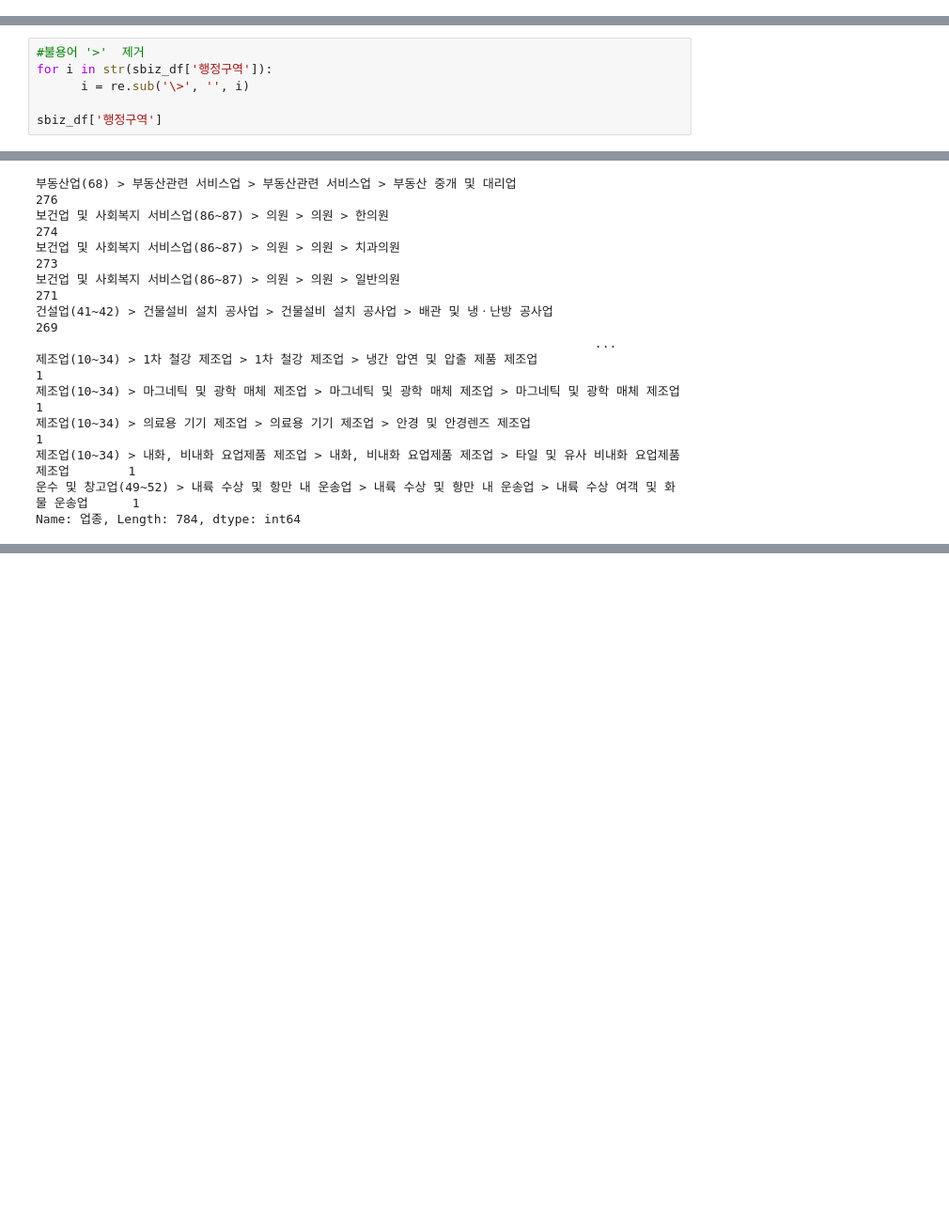
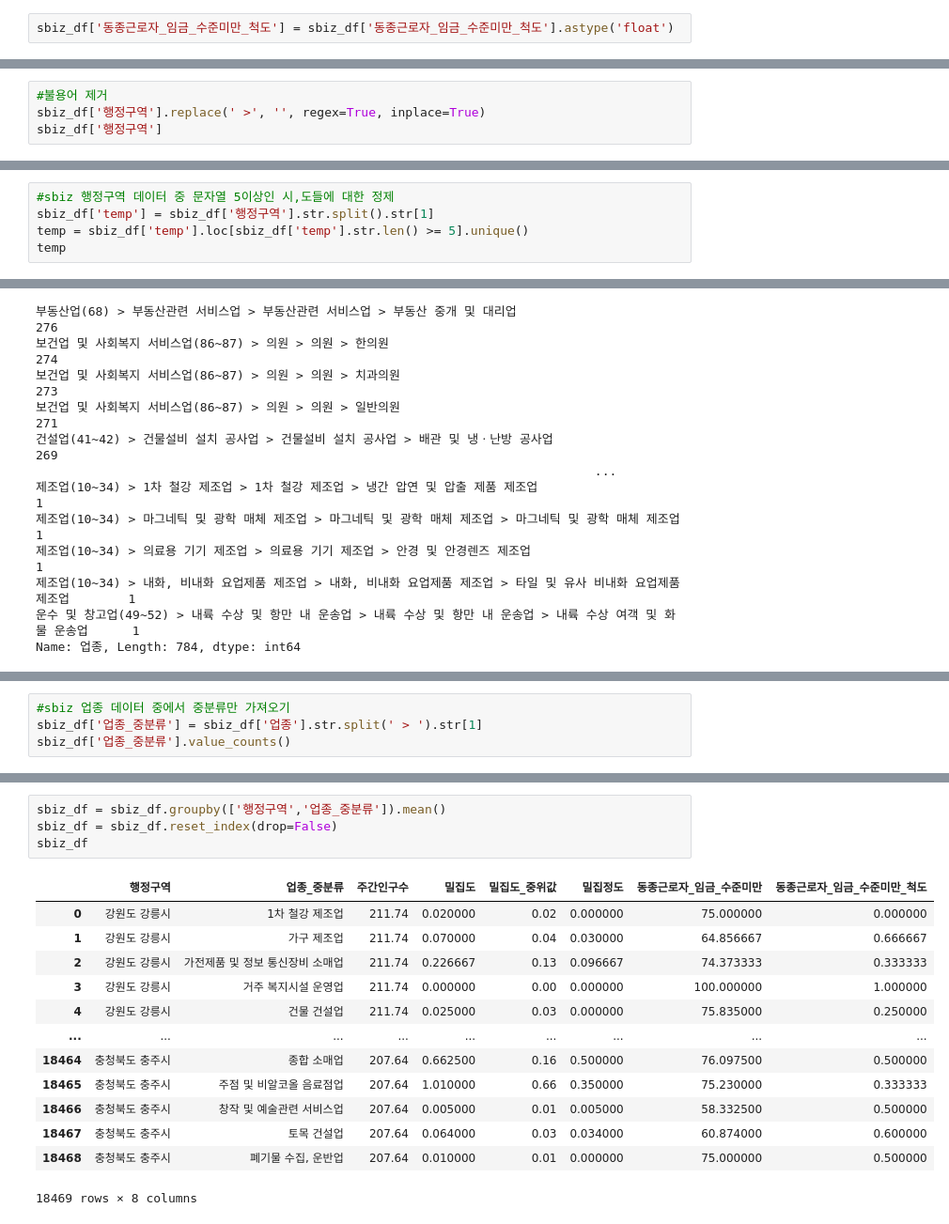
Before and after one commit to Numble2022/ACSM, a Jupyter notebook: sg_sbiz/sbiz_crawling.ipynb, the cells around one changed output, grey strips where cells are left out. Shown at 94% size. Drawn from its saved outputs; the diff is of its cells as text; blank space fills up the shorter version.

```diff
--- a/sg_sbiz/sbiz_crawling.ipynb
+++ b/sg_sbiz/sbiz_crawling.ipynb
@@ -152,0 +158,2 @@ dtype: int64
+# %%
+sbiz_df['동종근로자_임금_수준미만_척도'] = sbiz_df['동종근로자_임금_수준미만_척도'].astype('float')
@@ -188,7 +178,5 @@ array(['서울특별시 > 종로구', '서울특별시 > 중구', '서울특별
 # %%
-#불용어 '>'  제거
-for i in str(sbiz_df['행정구역']):
-      i = re.sub('\>', '', i)
-
+#불용어 제거
+sbiz_df['행정구역'].replace(' >', '', regex=True, inplace=True)
 sbiz_df['행정구역']
 # %% [output]
@@ -224,0 +273,5 @@ memory usage: 4.3+ MB
+# %%
+#sbiz 행정구역 데이터 중 문자열 5이상인 시,도들에 대한 정제
+sbiz_df['temp'] = sbiz_df['행정구역'].str.split().str[1]
+temp = sbiz_df['temp'].loc[sbiz_df['temp'].str.len() >= 5].unique()
+temp
@@ -282,0 +331,4 @@ Name: 업종, Length: 70055, dtype: object
+# %%
+#sbiz 업종 데이터 중에서 중분류만 가져오기
+sbiz_df['업종_중분류'] = sbiz_df['업종'].str.split(' > ').str[1]
+sbiz_df['업종_중분류'].value_counts()
@@ -282,0 +348,18 @@ Name: 업종, Length: 70055, dtype: object
+# %%
+sbiz_df = sbiz_df.groupby(['행정구역','업종_중분류']).mean()
+sbiz_df = sbiz_df.reset_index(drop=False)
+sbiz_df
+# %% [output]
+|  | 행정구역 | 업종_중분류 | 주간인구수 | 밀집도 | 밀집도_중위값 | 밀집정도 | 동종근로자_임금_수준미만 | 동종근로자_임금_수준미만_척도 |
+| 0 | 강원도 강릉시 | 1차 철강 제조업 | 211.74 | 0.020000 | 0.02 | 0.000000 | 75.000000 | 0.000000 |
+| 1 | 강원도 강릉시 | 가구 제조업 | 211.74 | 0.070000 | 0.04 | 0.030000 | 64.856667 | 0.666667 |
+| 2 | 강원도 강릉시 | 가전제품 및 정보 통신장비 소매업 | 211.74 | 0.226667 | 0.13 | 0.096667 | 74.373333 | 0.333333 |
+| 3 | 강원도 강릉시 | 거주 복지시설 운영업 | 211.74 | 0.000000 | 0.00 | 0.000000 | 100.000000 | 1.000000 |
+| 4 | 강원도 강릉시 | 건물 건설업 | 211.74 | 0.025000 | 0.03 | 0.000000 | 75.835000 | 0.250000 |
+| ... | ... | ... | ... | ... | ... | ... | ... | ... |
+| 18464 | 충청북도 충주시 | 종합 소매업 | 207.64 | 0.662500 | 0.16 | 0.500000 | 76.097500 | 0.500000 |
+| 18465 | 충청북도 충주시 | 주점 및 비알코올 음료점업 | 207.64 | 1.010000 | 0.66 | 0.350000 | 75.230000 | 0.333333 |
+| 18466 | 충청북도 충주시 | 창작 및 예술관련 서비스업 | 207.64 | 0.005000 | 0.01 | 0.005000 | 58.332500 | 0.500000 |
+| 18467 | 충청북도 충주시 | 토목 건설업 | 207.64 | 0.064000 | 0.03 | 0.034000 | 60.874000 | 0.600000 |
+| 18468 | 충청북도 충주시 | 폐기물 수집, 운반업 | 207.64 | 0.010000 | 0.01 | 0.000000 | 75.000000 | 0.500000 |
+18469 rows × 8 columns
```
Also changed, not shown: parts of 39 cells of this notebook, 6 other files.
